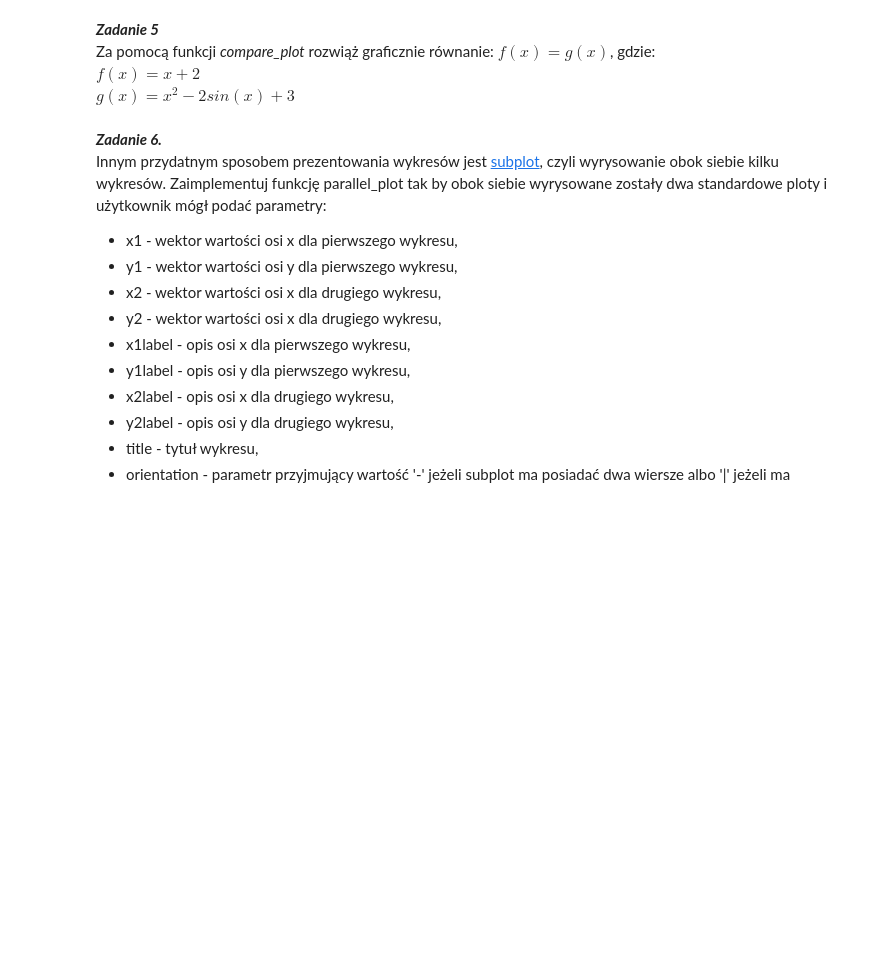
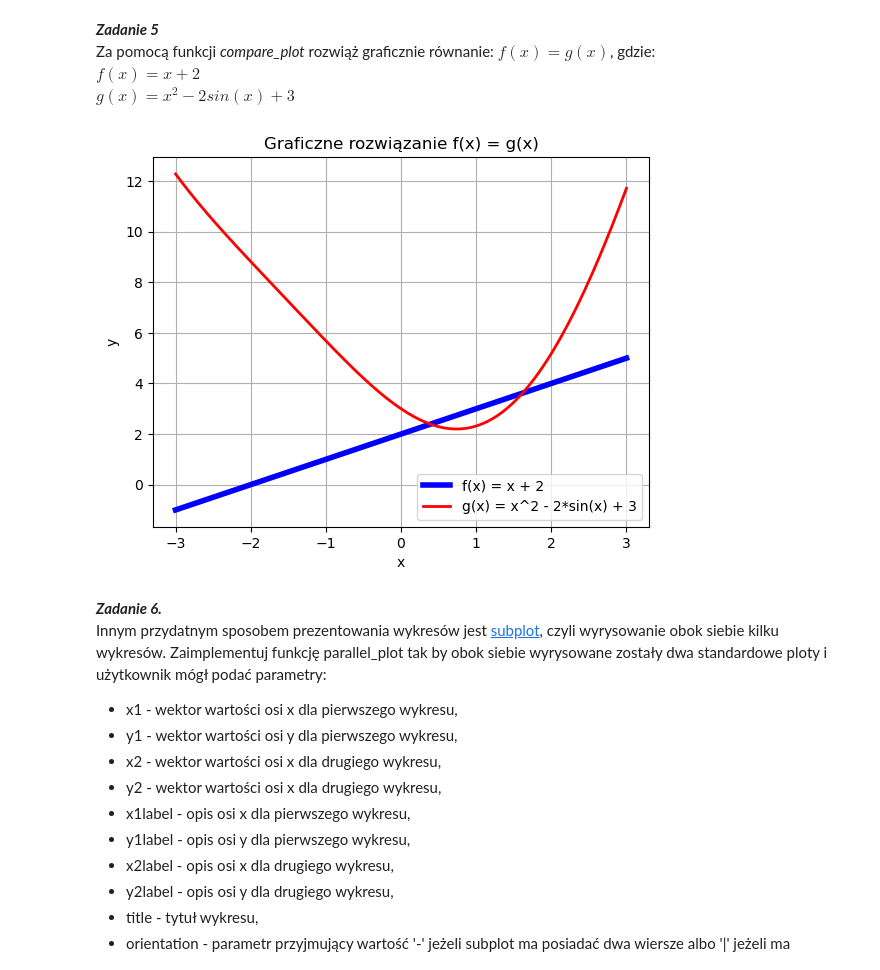
Before and after one commit to maciejonpg/MN-lab2, a Jupyter notebook: sprawozdanie.ipynb, the cells around one changed output. Saved outputs shown, nothing was run; the diff lists cells and outputs as text; code cells hidden in the pictures; blank space fills up the shorter version.

```diff
--- a/sprawozdanie.ipynb
+++ b/sprawozdanie.ipynb
@@ -145,6 +174,36 @@ Jeżeli nie da się wyrysować danych należy zwrócić wartość None.
 Za pomocą funkcji *compare\_plot* rozwiąż graficznie równanie: $f(x) = g(x)$, gdzie:
 $f(x) = x+2$
 $g(x) = x^2 -2sin(x) + 3$
+# %%
+import numpy as np
+import matplotlib.pyplot as plt
+
+
+def f(x):
+    return x + 2
+
+def g(x):
+    return x**2 - 2*np.sin(x) + 3
+
+
+x = np.linspace(-3, 3, 500)
+y1 = f(x)
+y2 = g(x)
+
+
+compare_plot(
+    x1=x, y1=y1,
+    x2=x, y2=y2,
+    xlabel='x',
+    ylabel='y',
+    title='Graficzne rozwiązanie f(x) = g(x)',
+    label1='f(x) = x + 2',
+    label2='g(x) = x^2 - 2*sin(x) + 3'
+)
+plt.grid(True)
+plt.show()
+# %% [output]
+[figure, added]
 # %% [markdown]
 ***Zadanie 6.***
 Innym przydatnym sposobem prezentowania wykresów jest [subplot](https://matplotlib.org/3.3.2/api/_as_gen/matplotlib.pyplot.subplot.html), czyli wyrysowanie obok siebie kilku wykresów. Zaimplementuj funkcję parallel_plot tak by obok siebie wyrysowane zostały dwa standardowe ploty i użytkownik mógł podać parametry:
```
Also changed, not shown: parts of 6 cells of this notebook.
